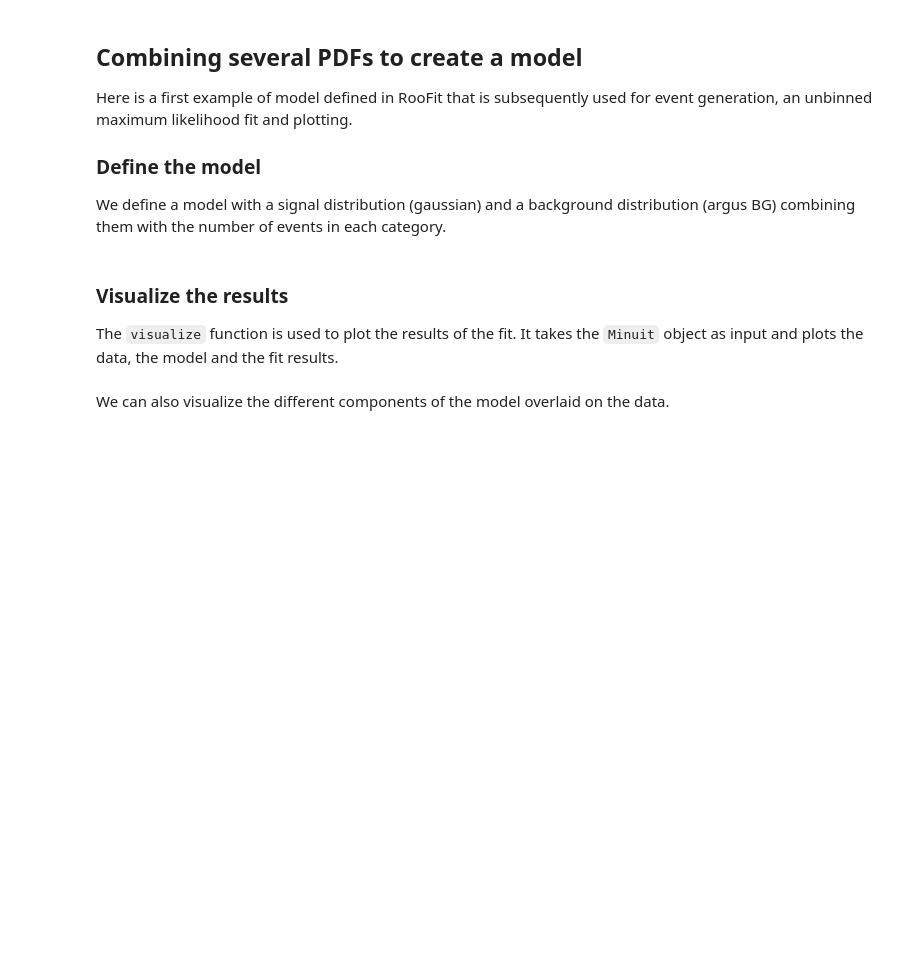
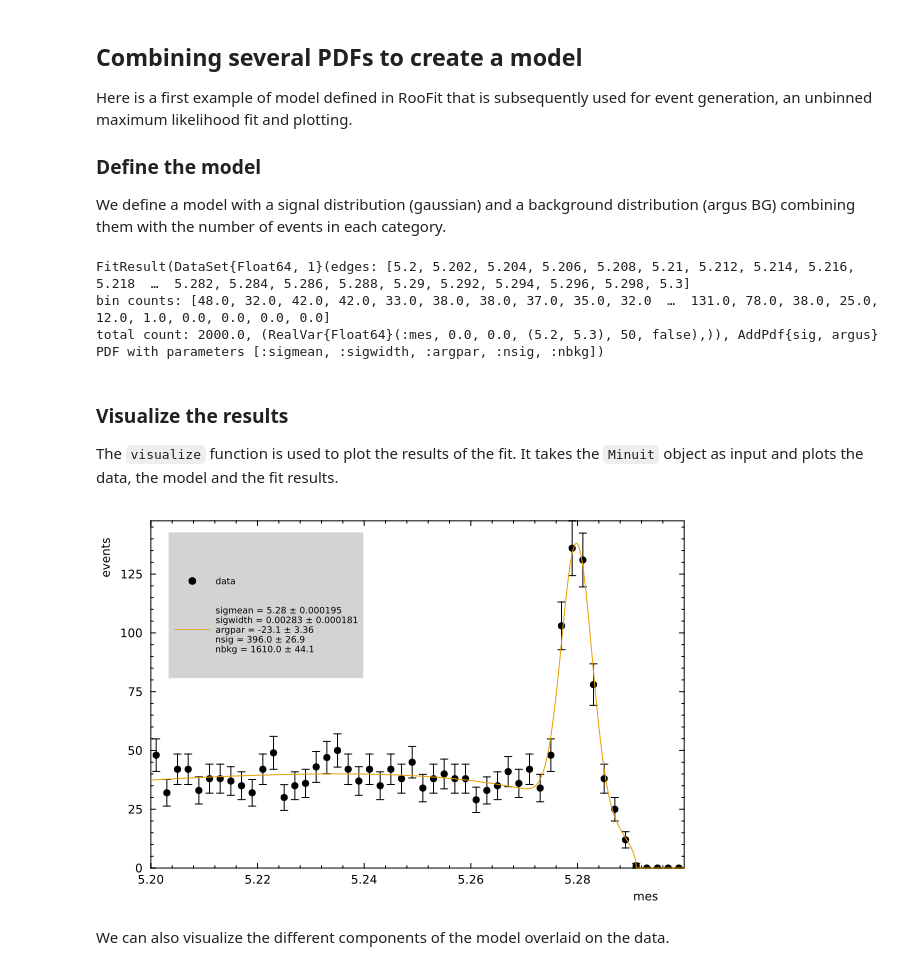
Before and after one commit to JuliaHEP/Minuit2.jl, a Jupyter notebook: examples/roofit.ipynb, the cells around one changed output. Saved outputs shown, nothing was run; the diff lists cells and outputs as text; code cells hidden in the pictures; blank space fills up the shorter version.

```diff
--- a/examples/roofit.ipynb
+++ b/examples/roofit.ipynb
@@ -53,7 +62,7 @@ We define a model with a signal distribution (gaussian) and a background distrib
 them with the number of events in each category.
 # %%
 ##---Observable
-mes =  RealVar(:mes, limits=(5.20, 5.30), nbins=50)
+mes =  RealVar(:mes, 0.0, limits=(5.20, 5.30), nbins=50)
 
 ##---Gaussian signal
 sigmean = RealVar(:sigmean, 5.28, limits=(5.20, 5.30))
@@ -73,13 +82,19 @@ model = AddPdf(:model, [sig, argus], [nsig, nbkg])
 data = generate(model, 2000)
 
 ##--- Perform extended NLL fit ---
-m = fitTo(model, data)
+result = fitTo(model, data)
+# %% [output]
+FitResult(DataSet{Float64, 1}(edges: [5.2, 5.202, 5.204, 5.206, 5.208, 5.21, 5.212, 5.214, 5.216, 5.218  …  5.282, 5.284, 5.286, 5.288, 5.29, 5.292, 5.294, 5.296, 5.298, 5.3]
+bin counts: [48.0, 32.0, 42.0, 42.0, 33.0, 38.0, 38.0, 37.0, 35.0, 32.0  …  131.0, 78.0, 38.0, 25.0, 12.0, 1.0, 0.0, 0.0, 0.0, 0.0]
+total count: 2000.0, (RealVar{Float64}(:mes, 0.0, 0.0, (5.2, 5.3), 50, false),)), AddPdf{sig, argus} PDF with parameters [:sigmean, :sigwidth, :argpar, :nsig, :nbkg])
 # %% [markdown]
 ### Visualize the results
 The `visualize` function is used to plot the results of the fit. It takes the `Minuit` object as input
 and plots the data, the model and the fit results.
 # %%
-visualize(m; legend=:topleft)
+plot(result; legend=:topleft)
+# %% [output]
+[figure, added]
 # %% [markdown]
 We can also visualize the different components of the model overlaid on the data.
 # %%
```
Also changed, not shown: parts of 20 cells of this notebook, 10 other files.
